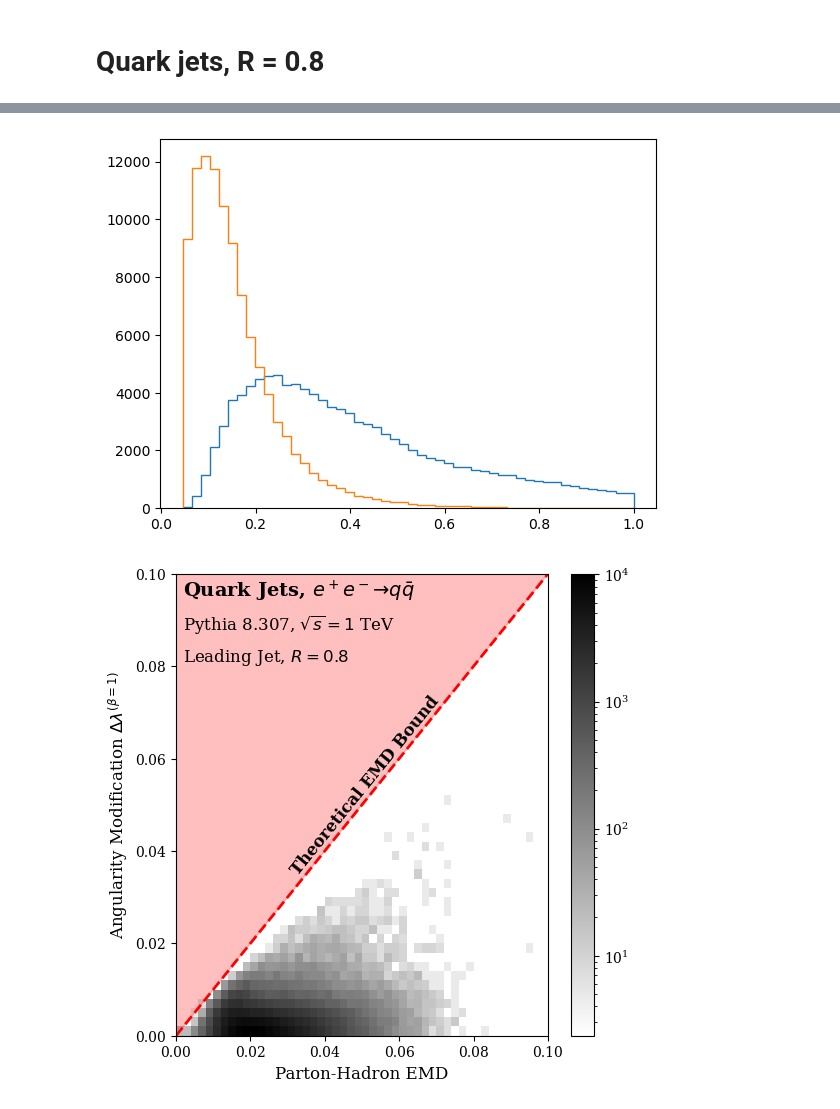
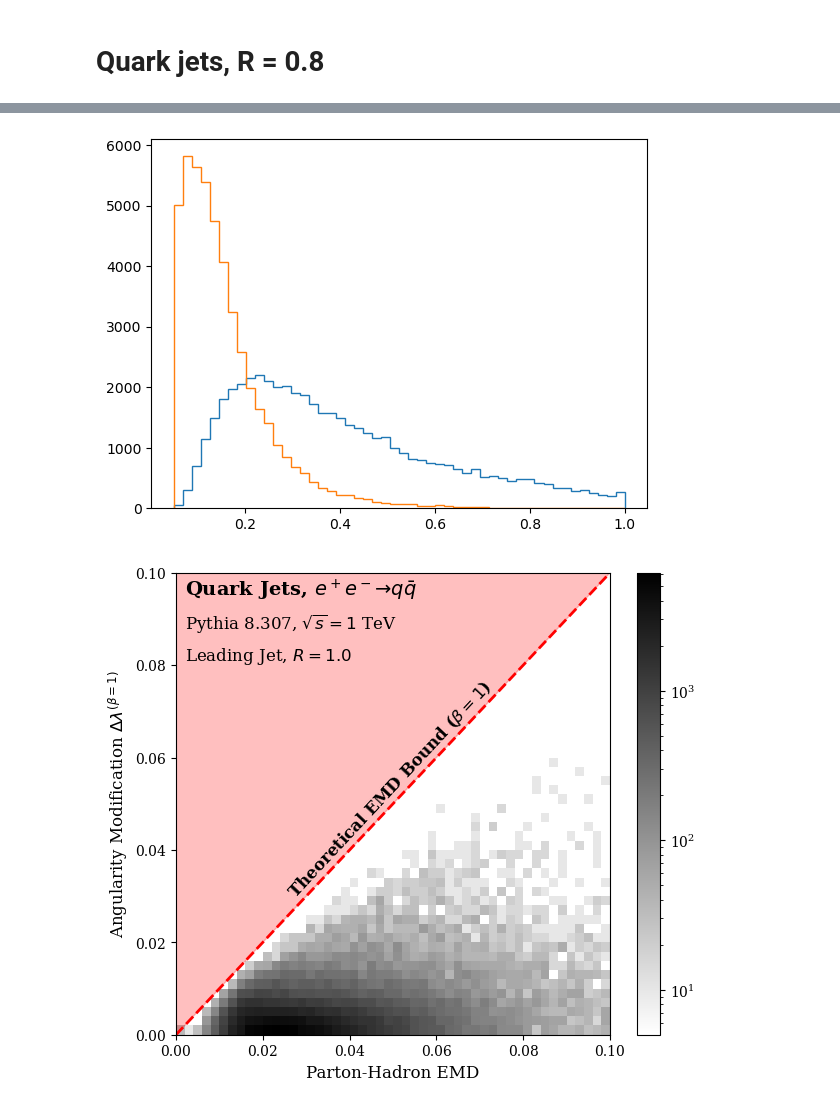
Before and after one commit to SamBT/safeUncalculable, a Jupyter notebook: makePlots.ipynb, the cells around one changed output, grey strips where cells are left out. Drawn from its saved outputs; the diff is of its cells as text; code cells hidden in the pictures.

```diff
--- a/makePlots.ipynb
+++ b/makePlots.ipynb
@@ -30,13 +28,15 @@ To enable them in other operations, rebuild TensorFlow with the appropriate comp
 # %% [markdown]
 # Quark jets, R = 0.8
 # %%
+base="/uscms/home/sbrightt/nobackup/jets-ml/datasets/safeIncalculable_v2/"
+nmax = 200000
+
 vars = ['z','eta','phi']
-
-hdata = get_constit_vars('q',vars,hlevel=True,efrac=False)
+hdata = get_constit_vars('q',vars,hlevel=True,efrac=False,base=base,nmax=nmax)
 htrain, htest = train_test_split(hdata,train_size=0.5,random_state=rng1)
 htest, hval = train_test_split(htest,train_size=0.5,random_state=rng2)
 
-pdata = get_constit_vars('q',vars,hlevel=False,efrac=False)
+pdata = get_constit_vars('q',vars,hlevel=False,efrac=False,base=base,nmax=nmax)
 ptrain, ptest = train_test_split(pdata,train_size=0.5,random_state=rng1)
 ptest, pval = train_test_split(ptest,train_size=0.5,random_state=rng2)
 
@@ -254,7 +256,7 @@ plt.figure()
 h1,bins,_ = plt.hist(ptD_p,bins=50,histtype='step')
 h1,bins,_ = plt.hist(ptD_h,bins=bins,histtype='step')
 # %% [output]
-[figure, old version]
+[figure, new version]
 # %%
 # Write output file
 import h5py
@@ -279,37 +281,37 @@ with h5py.File("/uscms/home/sbrightt/nobackup/jets-ml/datasets/safeIncalculable/
 # %%
 plt.rcParams.update({
     "text.usetex": False,
     "font.family": "serif"
 })
-plt.figure(figsize=(6,6))
+plt.figure(figsize=(7,6))
 from matplotlib.colors import LogNorm
 
 xmin,xmax = 0,0.1
 binstep = 0.002
 binsx = np.arange(xmin,xmax+0.2,binstep)
 
 ymin,ymax = 0,0.1
 binstep = 0.002
 binsy = np.arange(ymin,ymax+0.2,binstep)
 
 h2,bx,by,_ = plt.hist2d(emds,delta_lambda1,bins=(binsx,binsy),norm=LogNorm(),density=True,cmap='binary')
 plt.colorbar()
 plt.xlabel("Parton-Hadron EMD",fontsize=12)
 plt.ylabel(r"Angularity Modification $\Delta\lambda^{(\beta=1)}$",fontsize=12)
 xl = plt.xlim([xmin,xmax])
 yl = plt.ylim([ymin,ymax])
 x = np.linspace(xmin,xmax,1000)
 y1 = x
 y2 = 0.6*np.ones_like(x)
 plt.plot(x,y1,color='red',linestyle='--',lw=2)
 plt.fill_between(x,y1,y2,color='red',alpha=0.25)
 plt.text(0.002,0.095,r"Quark Jets, $e^+e^- \to q\bar{q}$",fontsize=14,fontweight='bold')
 plt.text(0.002,0.088,r"Pythia 8.307, $\sqrt{s} = 1$ TeV",fontsize=12)
-plt.text(0.002,0.081,r"Leading Jet, $R = 0.8$",fontsize=12)
-plt.text(0.03,0.035,"Theoretical EMD Bound",fontsize=12,fontweight='bold',rotation=51)
-plt.savefig("plots/qjet_EMD_vs_lambda1.pdf")
+plt.text(0.002,0.081,r"Leading Jet, $R = 1.0$",fontsize=12)
+plt.text(0.025,0.03,r"Theoretical EMD Bound ($\beta = 1$)",fontsize=12,fontweight='bold',rotation=47)
+plt.savefig("plots/qjet_EMD_vs_lambda1_R1.0_pTinclusive.pdf")
 # %% [output]
-[figure, old version]
+[figure, new version]
 # %%
 plt.rcParams.update({
     "text.usetex": False,
```
Also changed, not shown: parts of 31 cells of this notebook, 4 other files.
